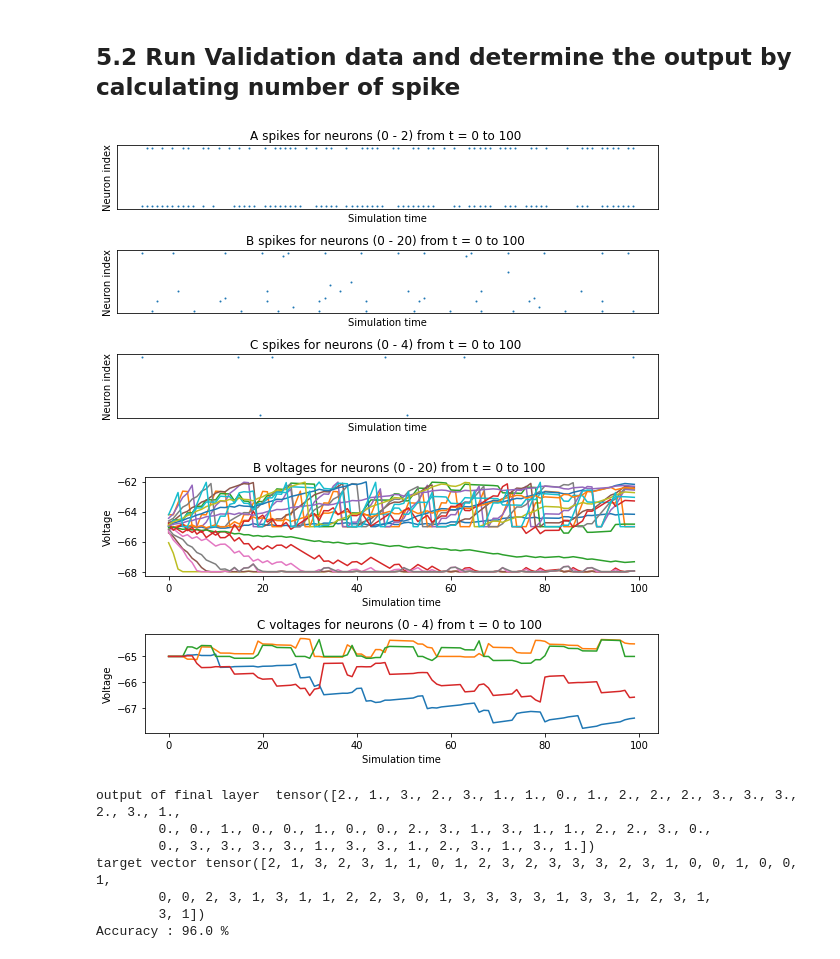
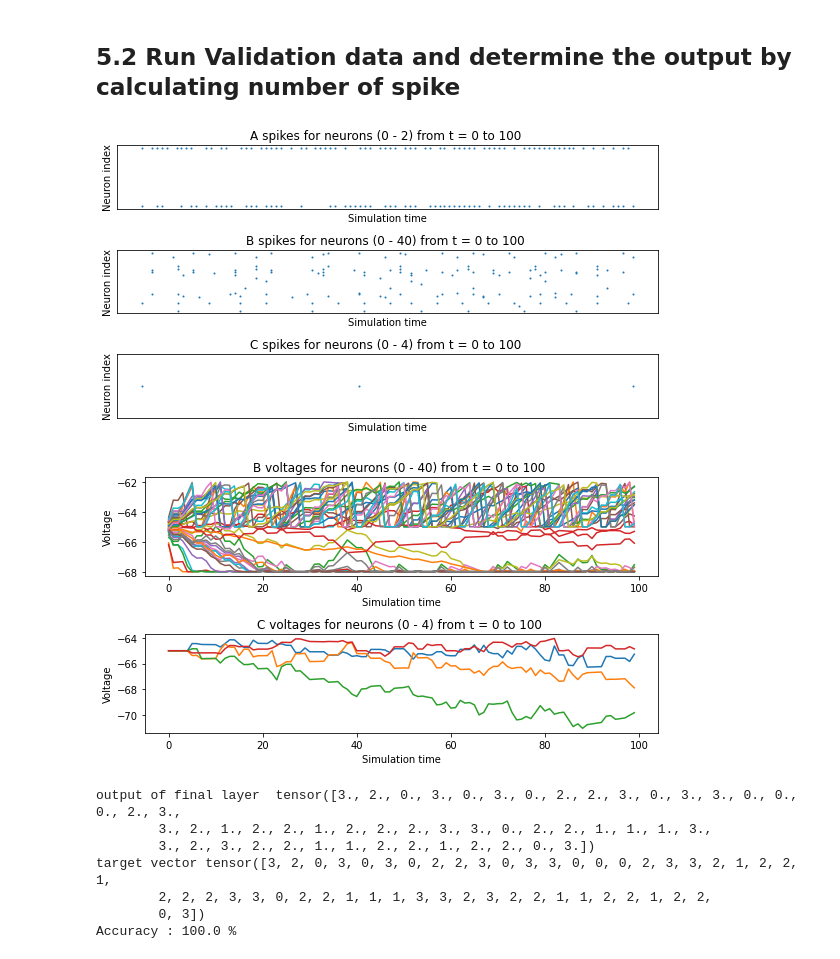
Before and after one commit to aravsi77/spiking_neural_network_thesis, a Jupyter notebook: modulation_class_snn_enabling_sbp.ipynb, the cells around one changed output. Drawn from its saved outputs; the diff is of its cells as text; code cells hidden in the pictures.

Commit message:
improve learning and validation accuracy by adding more hidden layer

```diff
--- a/modulation_class_snn_enabling_sbp.ipynb
+++ b/modulation_class_snn_enabling_sbp.ipynb
@@ -80,7 +80,7 @@ def aux_spike_activity(spike, ref_spike,tmp = 100,T=100,isPlot = True):
 ## 1. Build the SNNs to carry out the task of Amplitude Modulation detection
 # %%
 #define the number of neuron in each layer
-nodes = [2,20,4]
+nodes = [2,40,4]
 
 Time = 100 #training and inference time duration for each example
 tau_m = 100 #time constant
@@ -243,7 +243,7 @@ network.layers["B"].reset_state_variables() #reset neuron internal voltage
 #convert all the amplitude data into the spike rate
 mod_type = "cplx"
 
-max_rate = 700 #maximum rate in Hz
+max_rate = 500 #maximum rate in Hz
 rate = torch.zeros(z.shape)
 input_data = torch.zeros(N_samples*Time,nodes[0],device=device)
 
@@ -342,7 +342,7 @@ the following are the procedure to do Backpropagation Algorithm <br>
 dt = torch.linspace(0,Time-1,Time) #the time axis
 ref_spike = torch.exp(-dt/tau_m).to(device) ##spike referrence
 
-num_epoch = 100 #number of epochs
+num_epoch = 50 #number of epochs
 learn_rate = 0.04 #the learning rate
 L = torch.zeros(num_epoch)
 l = torch.zeros(N_samples)
@@ -631,11 +619,21 @@ Test the learned network with the new generated datasets, to validate the learni
 #generate the dataset
 N_validate = 50 #number of validation samples
 
+s_val = np.random.randint(M, size= N_validate) #generate N random symbols
+c_val = np.zeros(N_validate) + 1j*np.zeros(N_validate)
 #generate 4 AM dataset
-s_val = np.random.randint(M, size= N_validate) #generate N random symbols
-c_val = s_val * 2 + 1 #assign symbol to a certain amplitude level
+""" c_val = s_val * 2 + 1 #assign symbol to a certain amplitude level
 n_val = np.random.normal(0,0.25,N_validate) #random gaussian noise
 z_val = c_val + n_val #signal plus noise
+ """
+#generate 4 QAM  dataset
+
+for i,val in enumerate(s_val):#assign symbol to certain constellation signal
+    c_val[i] = qam[val] #change this to choose between psk and qam modulation scheme
+
+n_val = np.random.randn( N_validate ) + 1j * np.random.randn( N_validate ) #complex noise
+z_val = c_val + np.sqrt( sigma2_n / 2)*n_val
+
 
 #convert to torch tensor
 s_val = torch.from_numpy(s_val)
@@ -645,8 +643,13 @@ z_val = torch.from_numpy(z_val)
 input_data_val = torch.zeros(N_validate*Time,nodes[0])
 for i,val in enumerate(z_val):
     #print(i,val,y[i])
-    rate = torch.tensor([[val*200],[(2*M-val)*200]]).squeeze() #convert amplitude to spike rate
-    input_data_val[i*Time:(i*Time)+Time,:] = encoding.poisson(datum=rate.int(),time=Time)
+    if(mod_type=="cplx"):
+        rate = torch.tensor([[(np.real(val)+1)*max_rate],[(np.imag(val)+1)*max_rate]]).squeeze()
+        #convert into poisson distributed spike train
+        input_data_val[i*Time:(i*Time)+Time,:] = encoding.poisson(datum=rate.int(),time=Time)
+    else:
+        rate = torch.tensor([[val*200],[(2*M-val)*200]]).squeeze() #convert amplitude to spike rate
+        input_data_val[i*Time:(i*Time)+Time,:] = encoding.poisson(datum=rate.int(),time=Time)
 
 print(z_val)
 print(s_val)
@@ -712,7 +722,7 @@ Accuracy : 100.0 %
 ## 5.2 Run Validation data and determine the output by calculating number of spike
 # %%
 #set the membran voltage at the output layer
-network.layers["C"].thresh = -64.3 * torch.ones(nodes[2])
+network.layers["C"].thresh = -64.0 * torch.ones(nodes[2])
 #run the prediction by calculating the spike at the output layer
 y_pred_run = torch.zeros(N_validate)
 for j in range(N_validate):
@@ -720,39 +730,39 @@ for j in range(N_validate):
     network.run(inputs=inputs,time=Time)
     spikes = {
         "A": network.monitors['A'].get('s'),
         "B": network.monitors['B'].get("s"),
         "C": network.monitors['C'].get("s"),
     }
     voltages = {"B": network.monitors['B'].get("v"),
                 "C": network.monitors['C'].get("v")}
 
     if (j==0):#select random data to plot
         #plot the result
         plt.ioff()
         plot_spikes(spikes)
         plot_voltages(voltages, plot_type="line")
         plt.show()
     a_out    = torch.sum(network.monitors["C"].get("s").squeeze().float(),dim=0)
     #a_out = torch.softmax(network.layers['C'].v,dim=1)
     #a_out = (network.layers['C'].v)
     y_pred_run[j] = torch.argmax(a_out,dim=0)
     #print(a_out)
     #reset state variables
     network.layers["C"].reset_state_variables()
     network.layers["B"].reset_state_variables()
 
 print("output of final layer ",y_pred_run)
 print("target vector %s"%s_val)
 #calculate accuracy
 accr_val = (torch.sum(y_pred_run==s_val)*100/N_validate)
 print("Accuracy : "+str(accr_val.item())+" % ")
 # %% [output]
-[figure, old version]
+[figure, new version]
-[figure, old version]
+[figure, new version]
-output of final layer  tensor([2., 1., 3., 2., 3., 1., 1., 0., 1., 2., 2., 2., 3., 3., 3., 2., 3., 1.,
-        0., 0., 1., 0., 0., 1., 0., 0., 2., 3., 1., 3., 1., 1., 2., 2., 3., 0.,
-        0., 3., 3., 3., 3., 1., 3., 3., 1., 2., 3., 1., 3., 1.])
-target vector tensor([2, 1, 3, 2, 3, 1, 1, 0, 1, 2, 3, 2, 3, 3, 3, 2, 3, 1, 0, 0, 1, 0, 0, 1,
-        0, 0, 2, 3, 1, 3, 1, 1, 2, 2, 3, 0, 1, 3, 3, 3, 3, 1, 3, 3, 1, 2, 3, 1,
-        3, 1])
-Accuracy : 96.0 %
+output of final layer  tensor([3., 2., 0., 3., 0., 3., 0., 2., 2., 3., 0., 3., 3., 0., 0., 0., 2., 3.,
+        3., 2., 1., 2., 2., 1., 2., 2., 2., 3., 3., 0., 2., 2., 1., 1., 1., 3.,
+        3., 2., 3., 2., 2., 1., 1., 2., 2., 1., 2., 2., 0., 3.])
+target vector tensor([3, 2, 0, 3, 0, 3, 0, 2, 2, 3, 0, 3, 3, 0, 0, 0, 2, 3, 3, 2, 1, 2, 2, 1,
+        2, 2, 2, 3, 3, 0, 2, 2, 1, 1, 1, 3, 3, 2, 3, 2, 2, 1, 1, 2, 2, 1, 2, 2,
+        0, 3])
+Accuracy : 100.0 %
```
Also changed, not shown: parts of 13 cells of this notebook.
